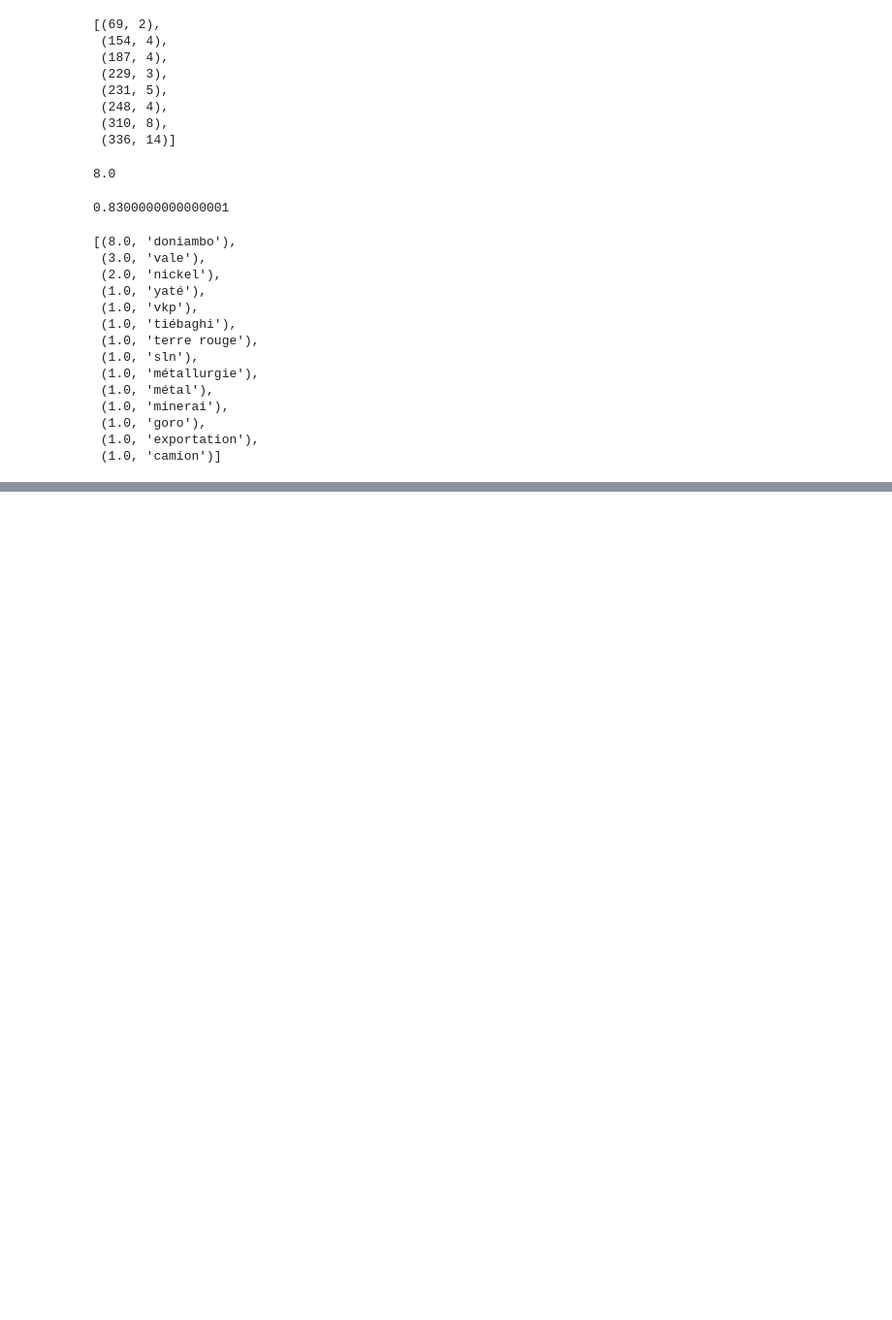
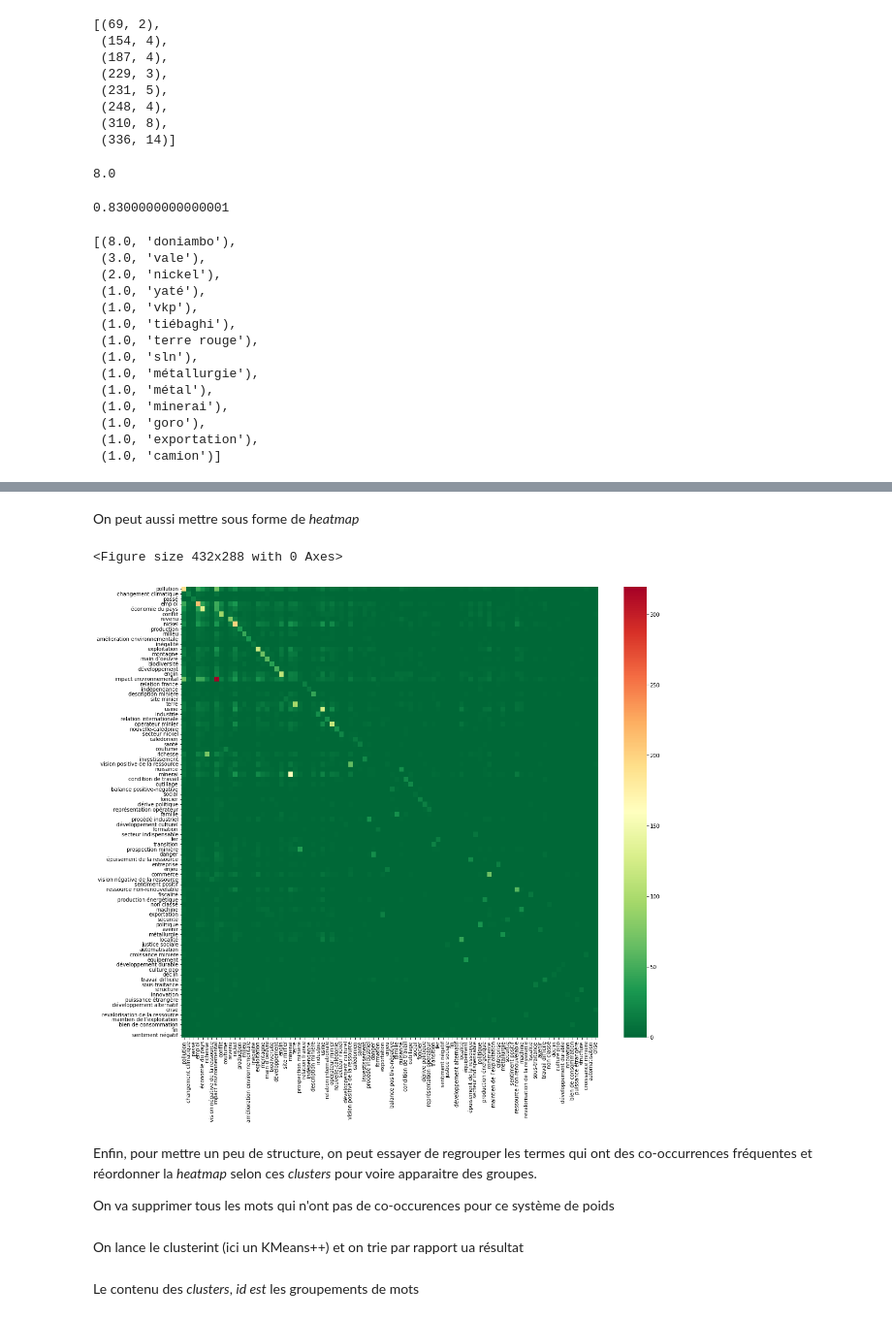
Before and after one commit to romulusFR/cnrt_cartes_cog, a Jupyter notebook: demo.ipynb, the cells around one changed output, grey strips where cells are left out. Shown: that part at 97% size. Drawn from its saved outputs; the diff is of its cells as text; code cells hidden in the pictures; blank space fills up the shorter version.

```diff
--- a/demo.ipynb
+++ b/demo.ipynb
@@ -158,0 +161,4 @@ On a un matériel "classique", que l'on peut visualiser.
+# %%
+les_cartes_transformees, rapports = les_cartes.apply_many(thesaurus, with_unknown = False)
+les_cartes_meres = les_cartes_transformees["mother"]
+les_cartes_meres.weights = DEFAULT_WEIGHTS
@@ -158,0 +179,3 @@ On a un matériel "classique", que l'on peut visualiser.
+# %%
+# on va passer maintenant à un syteme de poids exponentiel inverse
+les_cartes_meres.weights = weights["exponentielle"]
@@ -158,0 +190,3 @@ On a un matériel "classique", que l'on peut visualiser.
+# %%
+df = pd.DataFrame(les_cartes_meres.matrix).fillna(0.0)
+df
@@ -158,0 +239,11 @@ On a un matériel "classique", que l'on peut visualiser.
+# %% [markdown]
+On peut aussi mettre sous forme de _heatmap_
+# %%
+vizu.heatmap(df)
+# %% [output]
+<Figure size 432x288 with 0 Axes>
+[figure, added]
+# %% [markdown]
+Enfin, pour mettre un peu de structure, on peut essayer de regrouper les termes qui ont des co-occurrences fréquentes et réordonner la _heatmap_ selon ces _clusters_ pour voire apparaitre des groupes.
+
+On va supprimer tous les mots qui n'ont pas de co-occurences pour ce système de poids
@@ -158,0 +253,2 @@ On a un matériel "classique", que l'on peut visualiser.
+# %% [markdown]
+On lance le clusterint (ici un KMeans++) et on trie par rapport ua résultat
@@ -158,0 +262,2 @@ On a un matériel "classique", que l'on peut visualiser.
+# %% [markdown]
+Le contenu des _clusters_, _id est_ les groupements de mots
```
Also changed, not shown: parts of 16 cells of this notebook.
